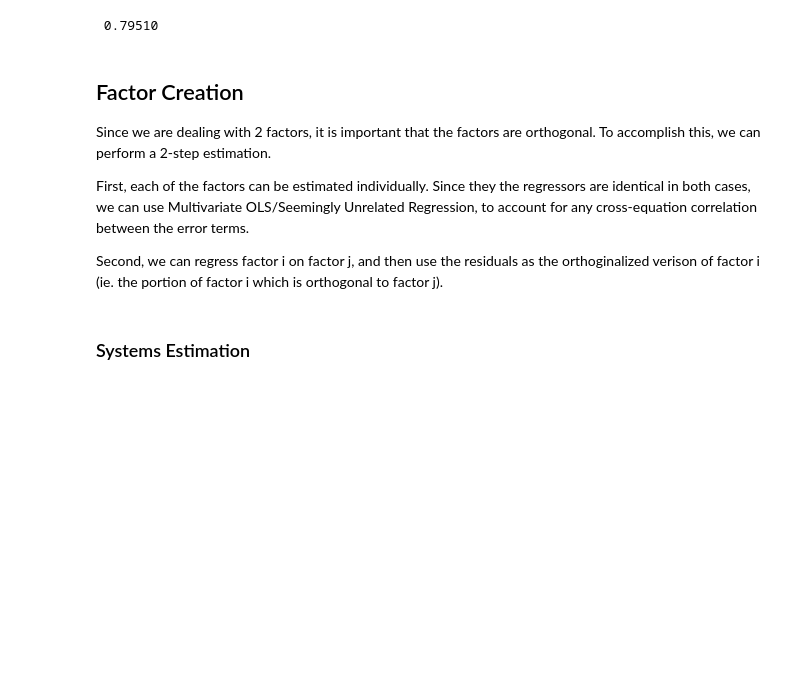
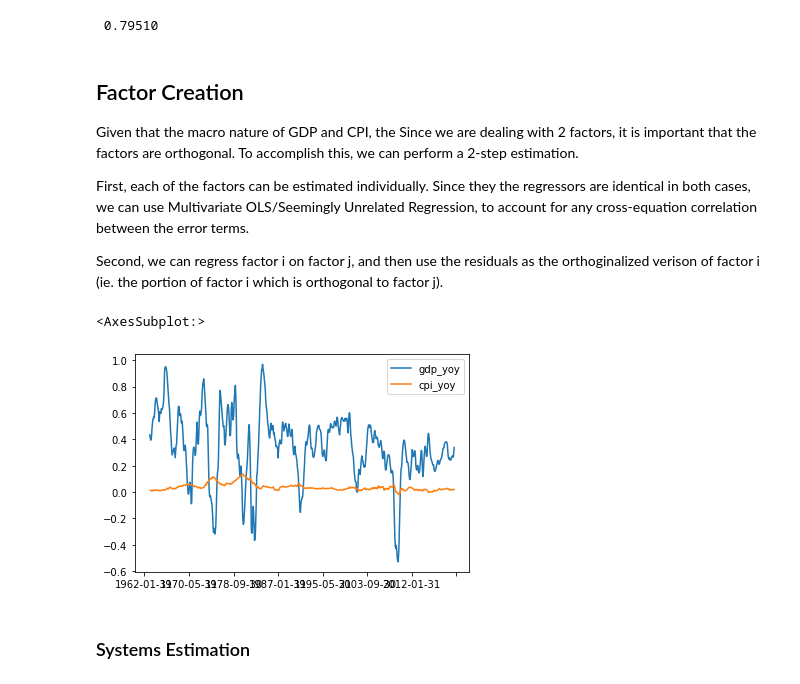
Before and after one commit to santoromano/Macro-Cross-Sectional-Analysis, a Jupyter notebook: mimicking_portfolios.ipynb, the cells around one changed output. Cells and saved outputs as stored; diff of their text form; code cells hidden in the pictures; blank space fills up the shorter version.

```diff
--- a/mimicking_portfolios.ipynb
+++ b/mimicking_portfolios.ipynb
@@ -41,18 +41,13 @@ def get_data(date):
         cpi = data['CPIAUCSL'].rename('cpi').to_frame().iloc[:-3]
 
         # Transformations
-        gdp['gdp_mom'] = gdp['gdp'] / 100
-        gdp['level'] = (1 + gdp['gdp_mom']).cumprod()
+        gdp['gdp_mom'] = (1 + gdp['gdp'] / 100)**(1/12) - 1 # de-annualize
+        gdp['level'] = (1+gdp['gdp_mom']).cumprod()
         gdp['gdp_yoy'] = np.log(gdp['level'] / gdp['level'].shift(12)) # 4 quarter change = 12 month change
 
         cpi['cpi_mom'] = np.log(cpi['cpi'] / cpi['cpi'].shift(1))
         cpi['cpi_yoy'] = np.log(cpi['cpi'] / cpi['cpi'].shift(12))
         cpi = cpi.shift(1)
-
-        # Data up to pre-COVID
-        predictors = predictors.loc[:'2020']
-        gdp = gdp.loc[:'2020']
-        cpi = cpi.loc[:'2020']
 
     else:
         # GDP & CPI
@@ -67,11 +62,6 @@ def get_data(date):
         cpi['cpi_4qoq'] = np.log(cpi['cpi'] / cpi['cpi'].shift(4))
         cpi = cpi.shift(1)
 
-    # Data up to pre-COVID
-    # predictors = predictors.loc[:'2020']
-    # gdp = gdp.loc[:'2020']
-    # cpi = cpi.loc[:'2020']
-
     return predictors, gdp, cpi
 # %%
 predictors_q, gdp_q, cpi_q = get_data('quarterly')
@@ -476,11 +436,19 @@ print(f'{empirical_p_cpi_block: 0.5f}')
  0.79510
 # %% [markdown]
 ## Factor Creation
-Since we are dealing with 2 factors, it is important that the factors are orthogonal. To accomplish this, we can perform a 2-step estimation.
+Given that the macro nature of GDP and CPI, the  Since we are dealing with 2 factors, it is important that the factors are orthogonal. To accomplish this, we can perform a 2-step estimation.
 
 First, each of the factors can be estimated individually. Since they the regressors are identical in both cases, we can use Multivariate OLS/Seemingly Unrelated Regression, to account for any cross-equation correlation between the error terms.
 
 Second, we can regress factor i on factor j, and then use the residuals as the orthoginalized verison of factor i (ie. the portion of factor i which is orthogonal to factor j).
+# %%
+macro_m = pd.merge(gdp[['gdp_mom', 'gdp_yoy']], cpi[['cpi_mom', 'cpi_yoy']], left_index=True, right_index=True)
+macro_q = pd.merge(gdp_q[['gdp_qoq', 'gdp_4qoq']], cpi_q[['cpi_qoq', 'cpi_4qoq']], left_index=True, right_index=True)
+# %%
+macro_m[['gdp_yoy', 'cpi_yoy']].plot()
+# %% [output]
+<AxesSubplot:>
+[figure, added]
 # %% [markdown]
 ### Systems Estimation
 # %%
```
Also changed, not shown: parts of 11 cells of this notebook.
